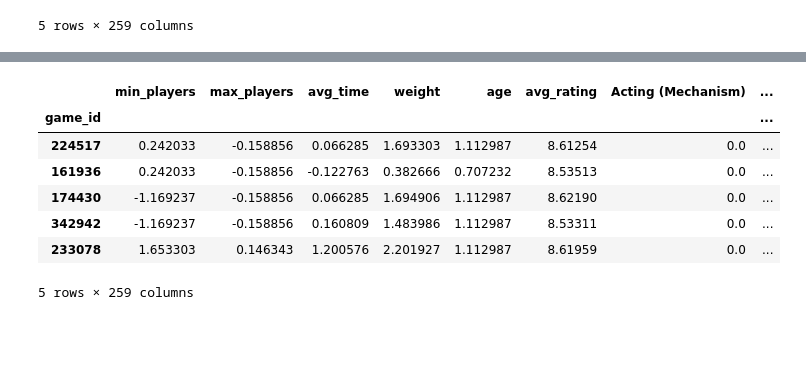
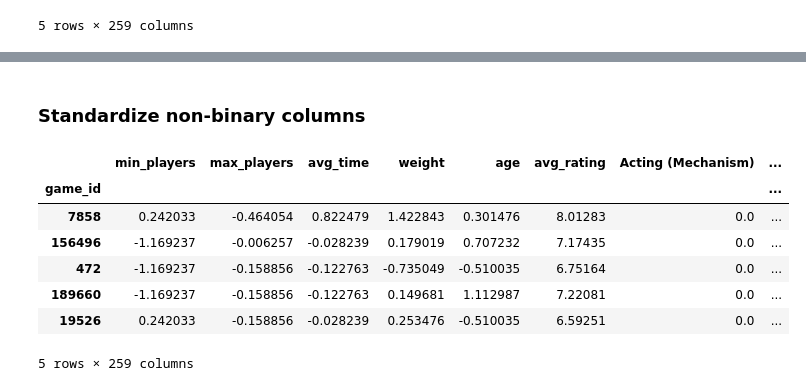
Before and after one commit to haddocksmack/bgg_ml, a Jupyter notebook: BGG_EDA.ipynb, the cells around one changed output, grey strips where cells are left out. Cells and saved outputs as stored; diff of their text form; code cells hidden in the pictures; blank space fills up the shorter version.

```diff
--- a/BGG_EDA.ipynb
+++ b/BGG_EDA.ipynb
@@ -408,3 +478,5 @@ df_final.head()
+# %% [markdown]
+### Standardize non-binary columns
 # %%
 stand_cols = [
     'min_players',
@@ -426,13 +510,13 @@ df_final = pd.DataFrame(scaled, columns=df_final.columns, index= df_final.index)
 # %%
-df_final.head()
+df_final.tail()
 # %% [output]
 |  | min_players | max_players | avg_time | weight | age | avg_rating | Acting (Mechanism) | ... |
 | game_id |  |  |  |  |  |  |  | ... |
-| 224517 | 0.242033 | -0.158856 | 0.066285 | 1.693303 | 1.112987 | 8.61254 | 0.0 | ... |
-| 161936 | 0.242033 | -0.158856 | -0.122763 | 0.382666 | 0.707232 | 8.53513 | 0.0 | ... |
-| 174430 | -1.169237 | -0.158856 | 0.066285 | 1.694906 | 1.112987 | 8.62190 | 0.0 | ... |
-| 342942 | -1.169237 | -0.158856 | 0.160809 | 1.483986 | 1.112987 | 8.53311 | 0.0 | ... |
-| 233078 | 1.653303 | 0.146343 | 1.200576 | 2.201927 | 1.112987 | 8.61959 | 0.0 | ... |
+| 7858 | 0.242033 | -0.464054 | 0.822479 | 1.422843 | 0.301476 | 8.01283 | 0.0 | ... |
+| 156496 | -1.169237 | -0.006257 | -0.028239 | 0.179019 | 0.707232 | 7.17435 | 0.0 | ... |
+| 472 | -1.169237 | -0.158856 | -0.122763 | -0.735049 | -0.510035 | 6.75164 | 0.0 | ... |
+| 189660 | -1.169237 | -0.158856 | -0.122763 | 0.149681 | 1.112987 | 7.22081 | 0.0 | ... |
+| 19526 | 0.242033 | -0.158856 | -0.028239 | 0.253476 | -0.510035 | 6.59251 | 0.0 | ... |
 5 rows × 259 columns
 # %%
 df_final.to_csv('./data/bgg_processed.csv')
```
Also changed, not shown: parts of 9 cells of this notebook, 2 other files.
